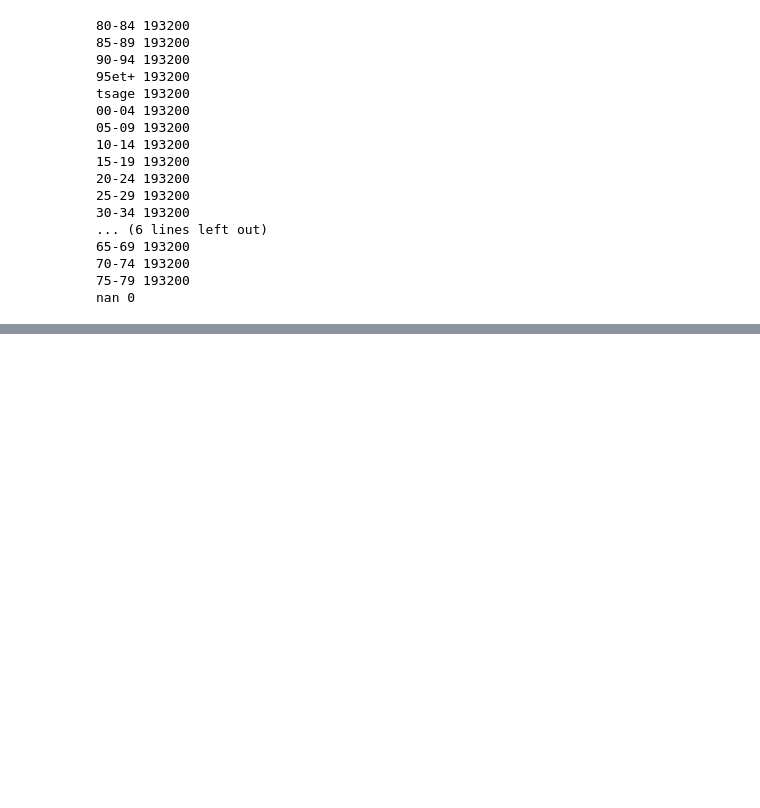
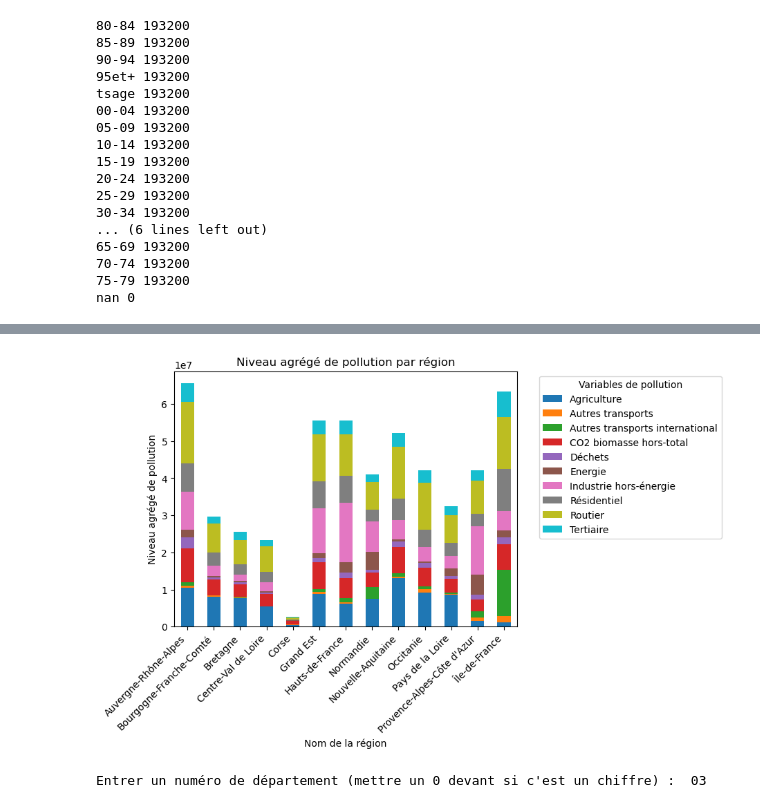
Before and after one commit to tpaquier/Python_DS, a Jupyter notebook: Stat desc.ipynb, the cells around one changed output, grey strips where cells are left out. Saved outputs shown, nothing was run; the diff lists cells and outputs as text; code cells hidden in the pictures; blank space fills up the shorter version.

Commit message:
Stat desc sur la pollution par département et par région
quelques graphiques intéressants. Il faut bien prendre en compte les changements sur le notebook base_pollution pour que ça marche !!

```diff
--- a/Stat desc.ipynb
+++ b/Stat desc.ipynb
@@ -210,0 +231,2 @@ nan 0
+# %%
+pollution_group_reg = pd.read_csv("pollution_group_reg.csv", sep = ",", encoding = 'utf-8', engine = 'python')
@@ -210,0 +266,19 @@ nan 0
+# %%
+# Sommez les colonnes 3 à 12 pour chaque région
+pollution_agregee = pollution_group_reg.groupby('Nom de la région').sum().iloc[:, 1:11]
+
+# Créez un histogramme
+pollution_agregee.plot(kind='bar', stacked=True)
+plt.xlabel('Nom de la région')
+plt.ylabel('Niveau agrégé de pollution')
+plt.title('Niveau agrégé de pollution par région')
+plt.legend(title='Variables de pollution', bbox_to_anchor=(1.05, 1), loc='upper left')
+plt.xticks(rotation=45, ha='right')
+
+plt.show()
+# %% [output]
+[figure, added]
+# %%
+x = input("Entrer un numéro de département (mettre un 0 devant si c'est un chiffre) : ")
+# %% [output]
+Entrer un numéro de département (mettre un 0 devant si c'est un chiffre) :  03
```
Also changed, not shown: parts of 11 cells of this notebook.
